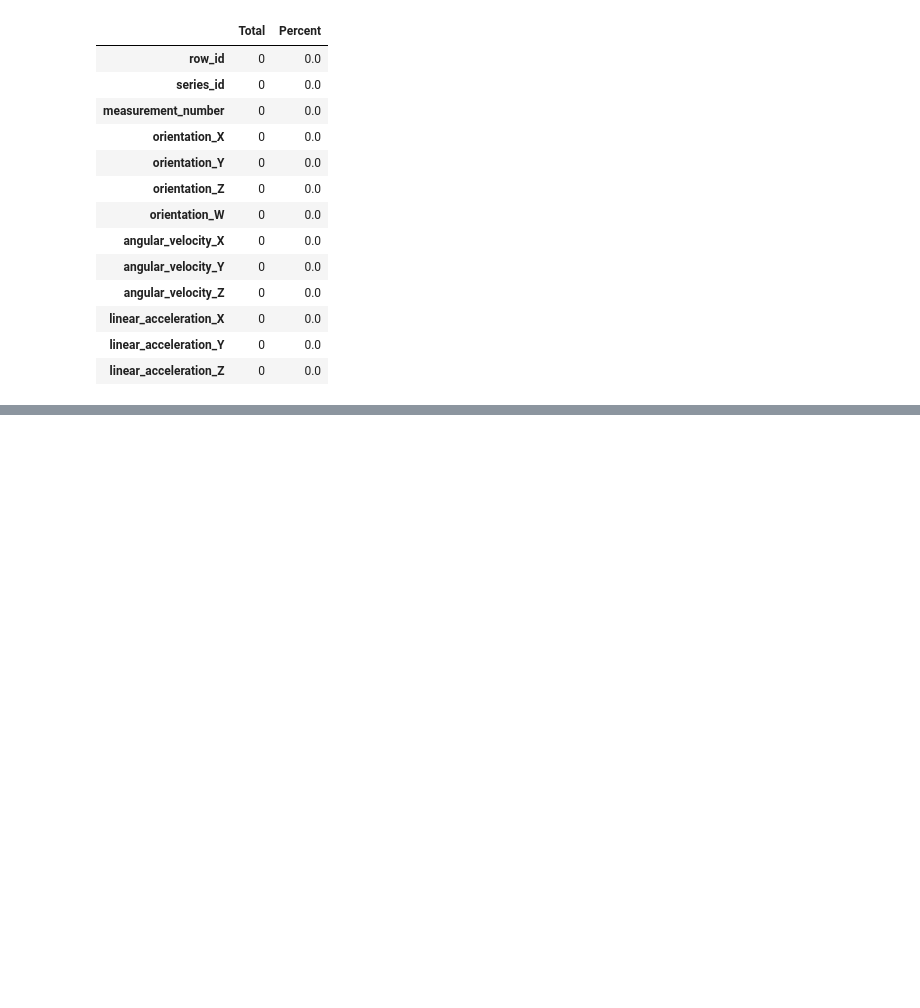
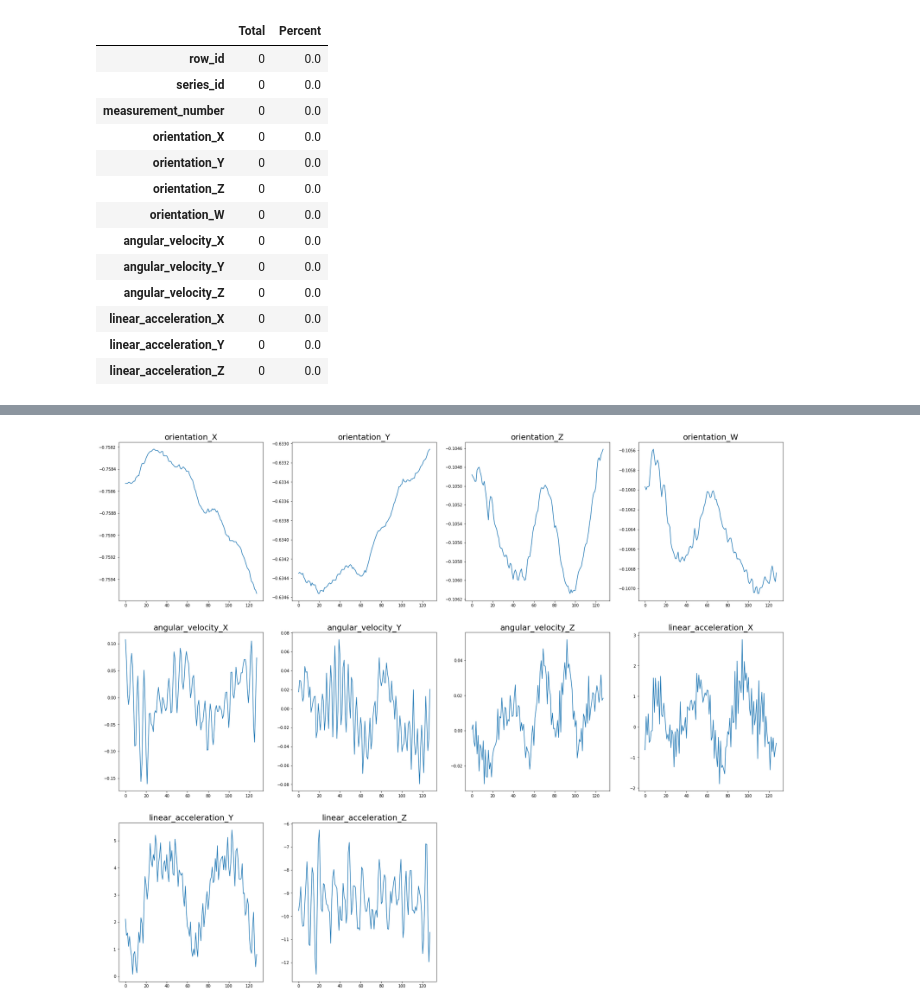
Before and after one commit to akansh12/Help_Robots_help_humanity, a Jupyter notebook: EDA.ipynb, the cells around one changed output, grey strips where cells are left out. Saved outputs shown, nothing was run; the diff lists cells and outputs as text; code cells hidden in the pictures; blank space fills up the shorter version.

```diff
--- a/EDA.ipynb
+++ b/EDA.ipynb
@@ -148,0 +170,4 @@ Missing Data at Testing
+# %%
+Serie1 = X_train.head(128)
+display(Serie1.head())
+print(f"Label of Serie 1 is {y_train[y_train.series_id == 0].iloc[0,2]}")
@@ -148,0 +194,8 @@ Missing Data at Testing
+# %%
+plt.figure(figsize=(30,25))
+for i, col in enumerate(Serie1.columns[3:]):
+    plt.subplot(3,4,i+1)
+    plt.plot(Serie1[col])
+    plt.title(col, fontdict={'fontsize':20,})
+# %% [output]
+[figure, added]
```
Also changed, not shown: parts of 11 cells of this notebook, 2 other files.
